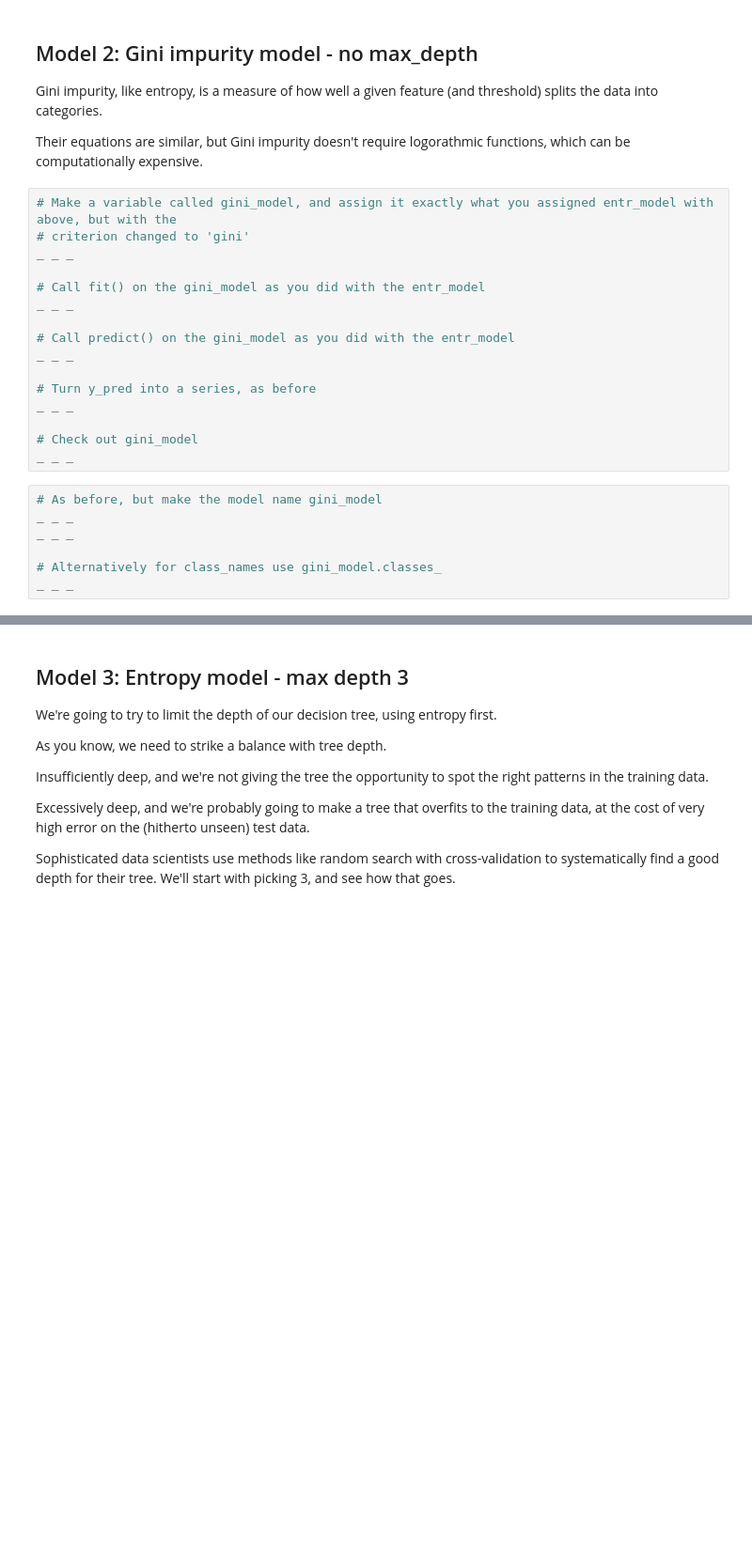
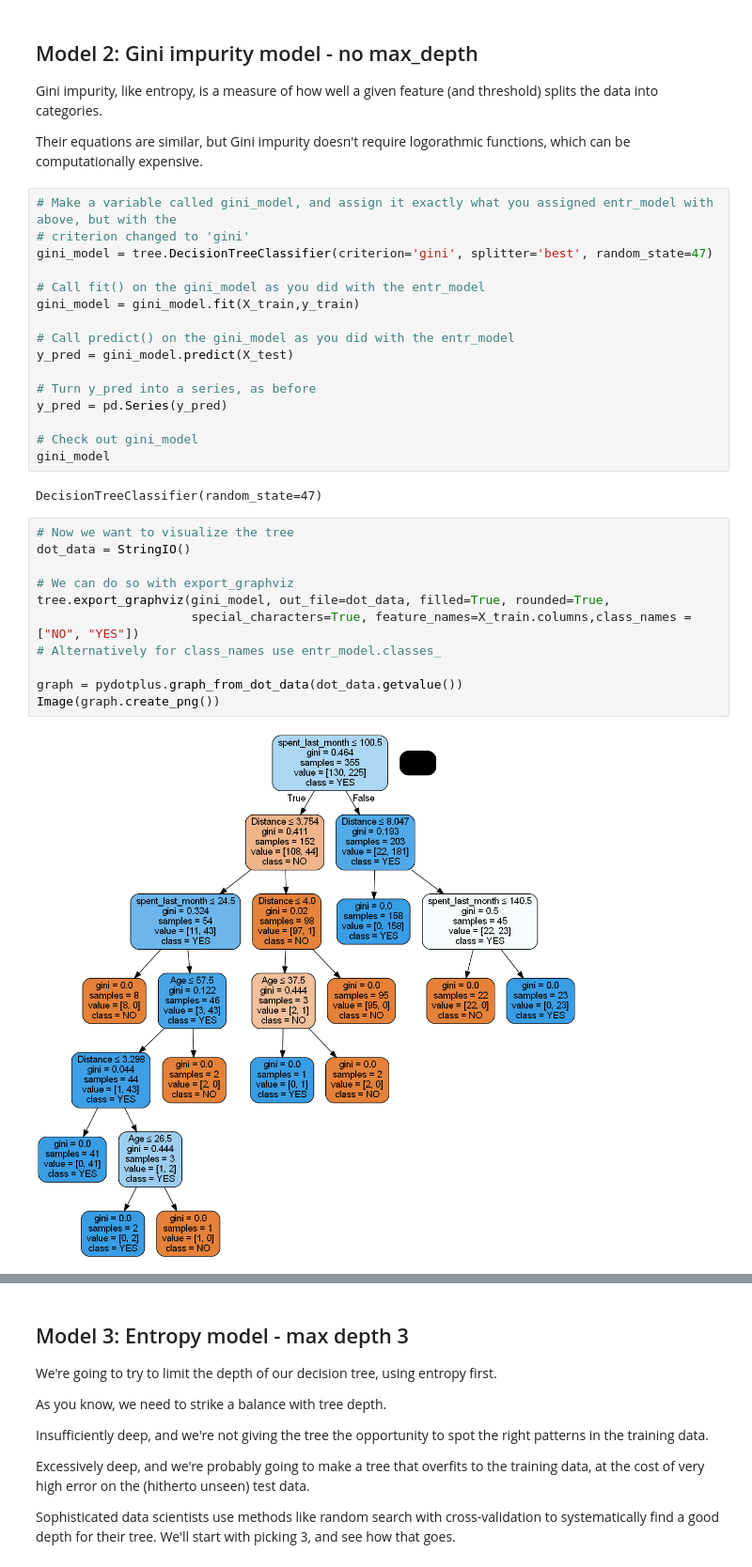
Before and after one commit to ehardwick2/RR-Coffee-Decision-Tree-Case-Study, a Jupyter notebook: Springboard Decision Tree Specialty Coffee Case Study - Tier 3.ipynb, the cells around one changed output, grey strips where cells are left out. Shown at 94% size. Saved outputs shown, nothing was run; the diff lists cells and outputs as text; blank space fills up the shorter version.

```diff
--- a/Springboard Decision Tree Specialty Coffee Case Study - Tier 3.ipynb
+++ b/Springboard Decision Tree Specialty Coffee Case Study - Tier 3.ipynb
@@ -390,26 +411,34 @@ Their equations are similar, but Gini impurity doesn't require logorathmic funct
 # %%
 # Make a variable called gini_model, and assign it exactly what you assigned entr_model with above, but with the
 # criterion changed to 'gini'
-_ _ _
+gini_model = tree.DecisionTreeClassifier(criterion='gini', splitter='best', random_state=47)
 
 # Call fit() on the gini_model as you did with the entr_model
-_ _ _
+gini_model = gini_model.fit(X_train,y_train)
 
 # Call predict() on the gini_model as you did with the entr_model
-_ _ _
+y_pred = gini_model.predict(X_test)
 
 # Turn y_pred into a series, as before
-_ _ _
+y_pred = pd.Series(y_pred)
 
 # Check out gini_model
-_ _ _
+gini_model
+# %% [output]
+DecisionTreeClassifier(random_state=47)
-# %%
-# As before, but make the model name gini_model
-_ _ _
-_ _ _
-
-# Alternatively for class_names use gini_model.classes_
-_ _ _
+# %%
+# Now we want to visualize the tree
+dot_data = StringIO()
+
+# We can do so with export_graphviz
+tree.export_graphviz(gini_model, out_file=dot_data, filled=True, rounded=True,
+                     special_characters=True, feature_names=X_train.columns,class_names = ["NO", "YES"])
+# Alternatively for class_names use entr_model.classes_
+
+graph = pydotplus.graph_from_dot_data(dot_data.getvalue())
+Image(graph.create_png())
+# %% [output]
+[figure, added]
 # %%
 # Run this block for model evaluation
 print("Model Gini impurity model")
```
Also changed, not shown: parts of 41 cells of this notebook.
